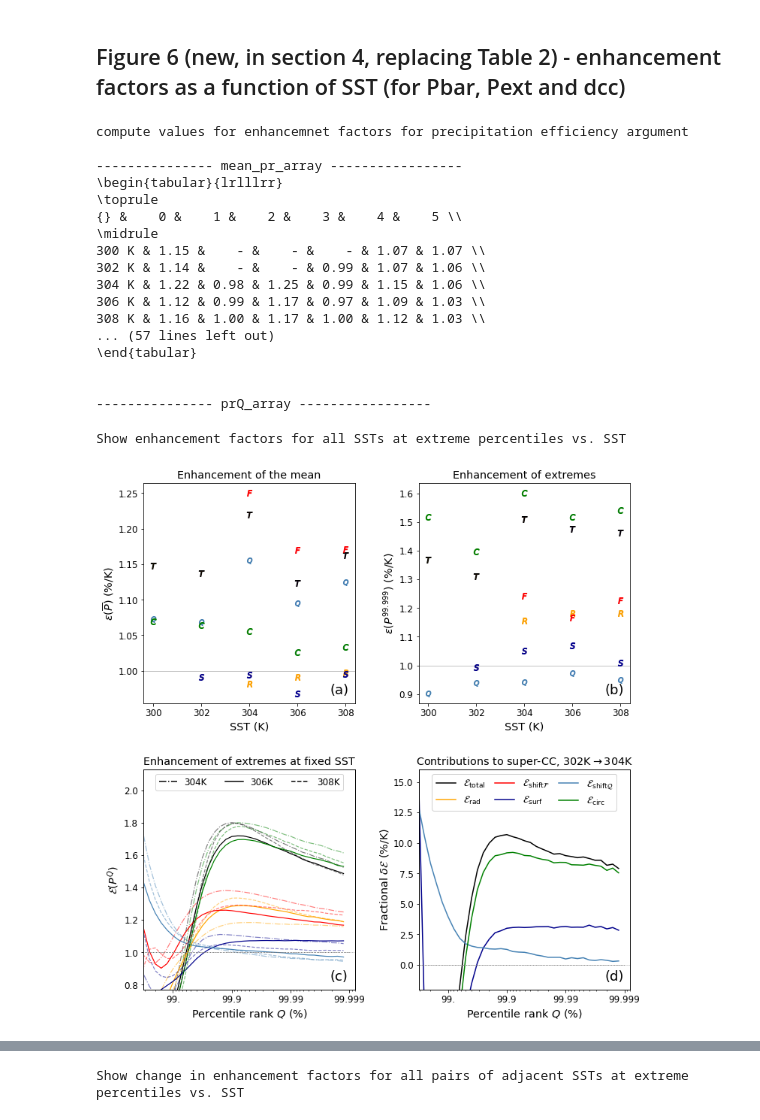
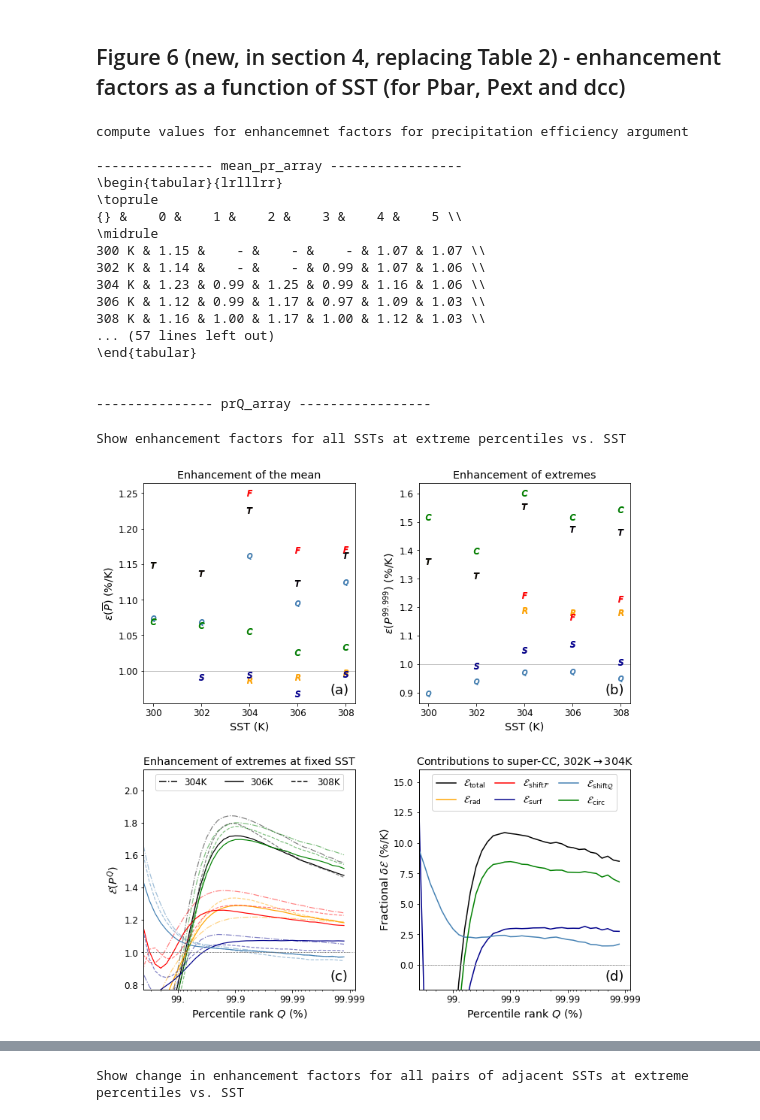
Before and after one commit to bfildier/Fildier2020, a Jupyter notebook: scripts/AdditionalFigures1stRev.ipynb, the cells around one changed output, grey strips where cells are left out. Drawn from its saved outputs; the diff is of its cells as text; code cells hidden in the pictures.

```diff
--- a/scripts/AdditionalFigures1stRev.ipynb
+++ b/scripts/AdditionalFigures1stRev.ipynb
@@ -128,6 +128,10 @@ p_profile = {}
 # new cleaner data
 distributions = {}
 mean_pr = {}
+cdist_w = {}
+cdist_tabs = {}
+cdist_qv = {}
+scaling = {}
 
 i_w24 = 5 # storage index for statistics computed over 24 time slices for rainfall pdfs
 # %% [output]
@@ -252,8 +270,8 @@ iQ99999 = indexOfRank(99.999,ranks)
 iQref = indexOfRank(Qref,ranks)
 
 sQ = slice(0,iQmax)
-sQ9999 = slice(0,iQ9999)
-sQ99999 = slice(0,iQ99999)
+sQ9999 = slice(0,iQ9999+1)
+sQ99999 = slice(0,iQ99999+1)
 ranks_ref = ranks[sQ]
 ranks_9999 = ranks[sQ9999]
 ranks_99999 = ranks[sQ99999]
@@ -591,0 +640,21 @@ plt.show()
+# %%
+print('contribution of the circulation to the unevenness')
+
+U_Oref = {}
+U_Dref = {}
+dU = {}
+for SST in (300,302,304):
+
+    simname_Oref = simname_patterns[0]%(SST,realiz[SST][i_sim])
+    simname_Dref = simname_patterns[4]%(SST+4,realiz[SST+4][i_sim])
+
+    U_Oref[SST] = distributions[simname_Oref].invCDF[iQ2show]
+    U_Dref[SST+4] = distributions[simname_Dref].invCDF[iQ2show]
+    dU[SST] = (U_Oref[SST] / U_Dref[SST+4] - 1)*100
+
+    print('SST = %d, dU = %2.1f %%'%(SST,dU[SST]))
+
+print()
+print('contribution of the circulation to the fractional change in unevenness')
+d_frac_U_300 = ((U_Oref[302]/U_Oref[300]-1)/2 - (U_Dref[306]/U_Dref[304]-1)/2)*100
+print('%2.2f %%/K'%d_frac_U_300)
@@ -1007,7 +1094,7 @@ def deltaFracChange(var_array):
 
     NSST, Nsims = var_array.shape
 
-    fc_array = (var_array[1:,:]/var_array[:NSST-1,:] - 1)/2*100
+    fc_array = np.log(var_array[1:,:]/var_array[:NSST-1,:])/2*100
     delta_fc_array = np.zeros((NSST-1,Nsims-1))
     for j in range(Nsims-1):
         delta_fc_array[:,j] = fc_array[:,j] - fc_array[:,-1]
@@ -1096,7 +1183,7 @@ compute values for enhancemnet factors for precipitation efficiency argument
 \midrule
 300 K & 1.15 &    - &    - &    - & 1.07 & 1.07 \\
 302 K & 1.14 &    - &    - & 0.99 & 1.07 & 1.06 \\
-304 K & 1.22 & 0.98 & 1.25 & 0.99 & 1.15 & 1.06 \\
+304 K & 1.23 & 0.99 & 1.25 & 0.99 & 1.16 & 1.06 \\
 306 K & 1.12 & 0.99 & 1.17 & 0.97 & 1.09 & 1.03 \\
 308 K & 1.16 & 1.00 & 1.17 & 1.00 & 1.12 & 1.03 \\
 ... (57 lines left out)
@@ -1185,6 +1272,8 @@ axs[1].text(0.88,0.04,'(b)',transform = axs[1].transAxes,fontsize=18)
 ###------------- BOTTOM ------------###
 axs = axs_all[1]
 
+sQ = sQ99999
+
 ##-- Panel (c): Plot enhancement factors at fixed SST
 ax = axs[0]
 
@@ -1231,7 +1320,8 @@ for i_ef in range(n_ef):
 
 #     lab = simtype_labels[ef_inds[i_ef][0]][:-1]+"/%s"%simtype_labels[ef_inds[i_ef][1]][1:]
 
-    d_ef = (ef_prQ_array[i_SST_cold+1,i_ef]/ef_prQ_array[i_SST_cold,i_ef]-1)/dSST*100
+#     d_ef = (ef_prQ_array[i_SST_cold+1,i_ef]/ef_prQ_array[i_SST_cold,i_ef]-1)/dSST*100
+    d_ef = np.log(ef_prQ_array[i_SST_cold+1,i_ef]/ef_prQ_array[i_SST_cold,i_ef])/dSST*100
 
     subplotRanksILog(ax,ranks[sQ],
                      d_ef,
@@ -1248,33 +1338,31 @@ for ax in axs:
     # reduce axis
     iQ_min = 15
     ax.set_xlim((x[iQ_min-1],0.8))
 
     ax.set_xlabel('Percentile rank $Q$ (%)')
 
 axs[0].set_title("Enhancement of extremes at fixed SST")
 axs[1].set_title(r"Contributions to super-CC, 302K$\rightarrow$304K")
 
 axs[0].set_ylabel(r'$\mathcal{E}(P^Q)$')
 axs[1].set_ylabel(r'Fractional $\delta \mathcal{E}$ (%/K)')
 
 
 # legend
 legend_elements = [Line2D([0],[0],color='k',lw=1.5,linestyle=lt_SSTs[i_SST],label='%dK'%SSTs[i_SST]) for i_SST in (2,3,4)]
 axs[0].legend(handles=legend_elements,ncol=3,loc='upper center',fontsize=12)
 axs[1].legend(loc='upper center',ncol=3,framealpha=0.9,fontsize=13,columnspacing=1)
 
 ##-- panel numbers
 axs[0].text(0.88,0.04,'(c)',transform = axs[0].transAxes,fontsize=18)
 axs[1].text(0.88,0.04,'(d)',transform = axs[1].transAxes,fontsize=18)
 
 
-
-
 plt.savefig(os.path.join(figuredir,'all','ef_meanP_%s_vs_SST.pdf'%ext_lab),
             bbox_inches='tight')
 plt.savefig(os.path.join(figuredir,'paper','Figure6.pdf'),
             bbox_inches='tight')
 plt.show()
 # %% [output]
 Show enhancement factors for all SSTs at extreme percentiles vs. SST
-[figure, old version]
+[figure, new version]
```
Also changed, not shown: parts of 27 cells of this notebook, 13 other files.
